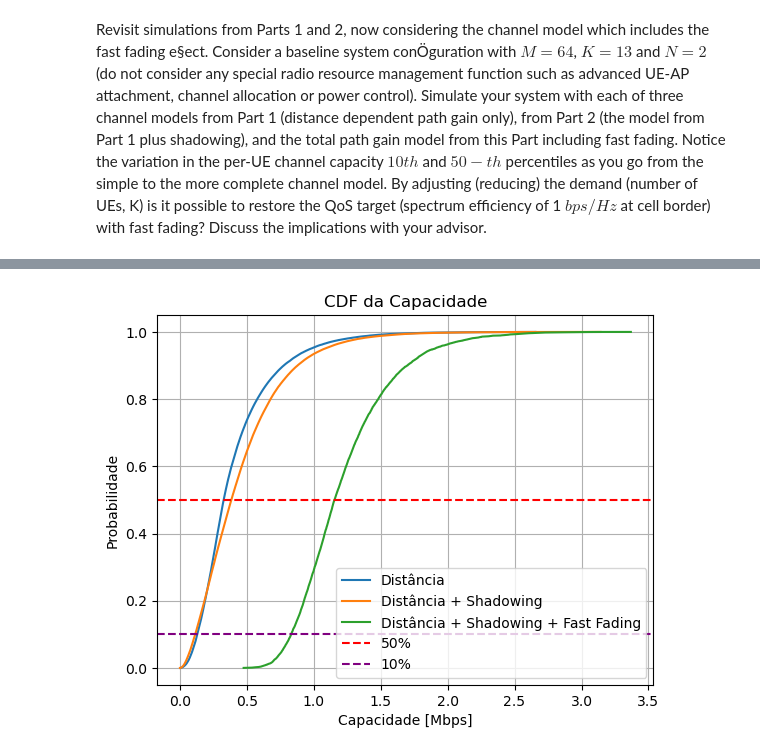
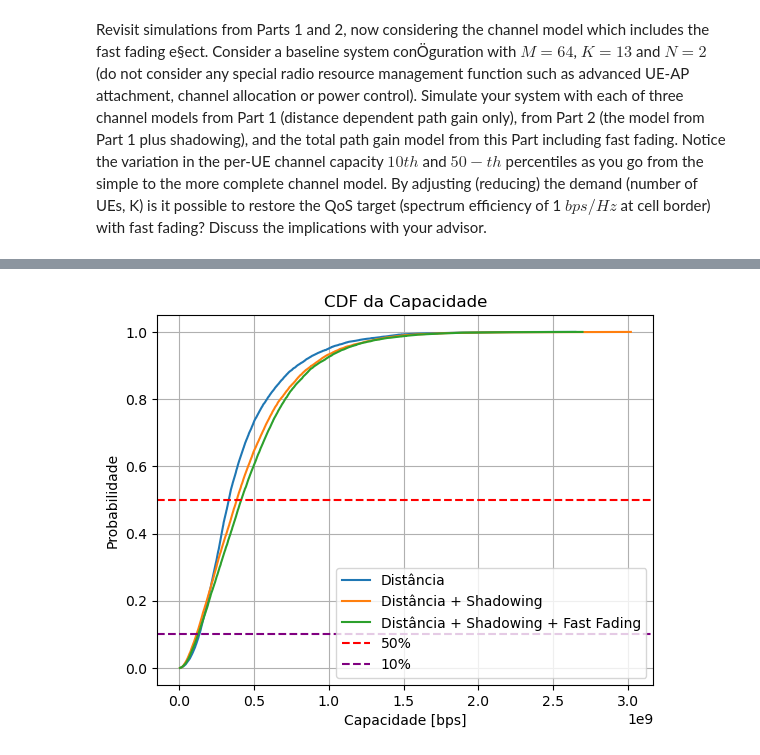
Before and after one commit to vitorfraga12/Intro-to-Wirelles---Part-3, a Jupyter notebook: Questao2.ipynb, the cells around one changed output, grey strips where cells are left out. Saved outputs shown, nothing was run; the diff lists cells and outputs as text; code cells hidden in the pictures.

```diff
--- a/Questao2.ipynb
+++ b/Questao2.ipynb
@@ -170,3 +137,19 @@ def find_path_gain_fastfading(dist, shadowing, fastfading):
+# %%
+def find_path_gain_fastfading(dist, shadowing, fastfading):
+    ambiente_const = 1e-4
+    pathloss_const = 4
+
+    # Número de canais
+    num_channels = fastfading.shape[2]
+
+    # Expandindo o shadowing e o dist para ter a mesma forma que o fastfading
+    shadowing_expanded = np.repeat(shadowing[:, :, np.newaxis], num_channels, axis=2)  # Agora tem forma (ues, aps, num_channels)
+    dist_expanded = np.repeat((dist ** pathloss_const)[:, :, np.newaxis], num_channels, axis=2)  # Agora tem forma (ues, aps, num_channels)
+
+    # Calculando o path gain
+    path_gain_result = (shadowing_expanded * (ambiente_const / dist_expanded)) * (fastfading ** 2)
+
+    return path_gain_result
 # %%
 def calculate_sinr(banda, K_0, aps, ues, channels, sigma_shadowing, sigma_fastfading, p_t, pathgain_index, area):
     '''Função que calcula a SINR para múltiplos UEs e APs em diferentes canais.
@@ -262,14 +245,12 @@ def calculate_sinr(banda, K_0, aps, ues, channels, sigma_shadowing, sigma_fastfa
         sinr_total = np.zeros(path_gain.shape)
         sinr_ue = np.zeros(path_gain.shape[0])
         # Cálculo da potência recebida
-        sinr_total = np.zeros(path_gain.shape)
-        sinr_ue = np.zeros(path_gain.shape[0])
         for i in range(path_gain.shape[1]):
             power_recived_sum = 0
             for j in range(path_gain.shape[0]):
-                power_recived_sum += np.abs(path_gain[j][i]) * power_trans[j]
+                power_recived_sum += (path_gain[j][i]) * power_trans[j]
             for j in range(path_gain.shape[0]):
-                power_recived = np.abs(path_gain[j][i]) * power_trans[j]
+                power_recived = (path_gain[j][i]) * power_trans[j]
 
                 # SINR
                 # É feita essa subtração para não somar a potência recebida do próprio usuário, ficando apenas a potência recebida dos outros usuários refernte a interferência
@@ -299,7 +280,7 @@ bandwidth , transmit_power, d_min, K_0 = 100e6, 1, 1, 1e-20 # Em MHz, mW, metros
 aps, ues, channels = 64, 13, 1
 area = 1000
 sigma_shadowing = 2
-sigma_fastfading = 1/np.sqrt(2)
+sigma_fastfading = 1
 dist, shad, fastf = 0, 1, 2 # Distância, Shadowing, Fast Fading
 # %%
 capacity_acum_dist = np.array([])
@@ -310,7 +291,7 @@ sinr_acum_dist = np.array([])
 sinr_acum_shad = np.array([])
 sinr_acum_fast = np.array([])
 
-for i in range (10000):
+for i in range (1000):
     sinr_dist = calculate_sinr(bandwidth, K_0, aps, ues, channels, sigma_shadowing, sigma_fastfading, transmit_power, dist, area)
     sinr_shad = calculate_sinr(bandwidth, K_0, aps, ues, channels, sigma_shadowing, sigma_fastfading, transmit_power, shad, area)
     sinr_fast = calculate_sinr(bandwidth, K_0, aps, ues, channels, sigma_shadowing, sigma_fastfading, transmit_power, fastf, area)
@@ -355,22 +336,22 @@ plt.show()
 # %%
 cdf_dist = cdf(capacity_acum_dist)
 cdf_shad = cdf(capacity_acum_shad)
 cdf_fast = cdf(capacity_acum_fast)
 
 # Plotando a CDF da Capacidade e deixando em Mbps
-plt.plot(cdf_dist[0]/1e9, cdf_dist[1], label='Distância')
-plt.plot(cdf_shad[0]/1e9, cdf_shad[1], label='Distância + Shadowing')
-plt.plot(cdf_fast[0]/1e9, cdf_fast[1], label='Distância + Shadowing + Fast Fading')
+plt.plot(cdf_dist[0], cdf_dist[1], label='Distância')
+plt.plot(cdf_shad[0], cdf_shad[1], label='Distância + Shadowing')
+plt.plot(cdf_fast[0], cdf_fast[1], label='Distância + Shadowing + Fast Fading')
 plt.title('CDF da Capacidade')
-plt.xlabel('Capacidade [Mbps]')
+plt.xlabel('Capacidade [bps]')
 plt.ylabel('Probabilidade')
 
 plt.axhline(0.5, color='r', linestyle='--', label='50%')
 plt.axhline(0.1, color='purple', linestyle='--', label='10%')
 
 plt.legend()
 plt.grid()
 plt.savefig('Q2_Capacity.pdf')
 plt.show()
 # %% [output]
-[figure, old version]
+[figure, new version]
```
Also changed, not shown: parts of 4 cells of this notebook, 2 other files.
